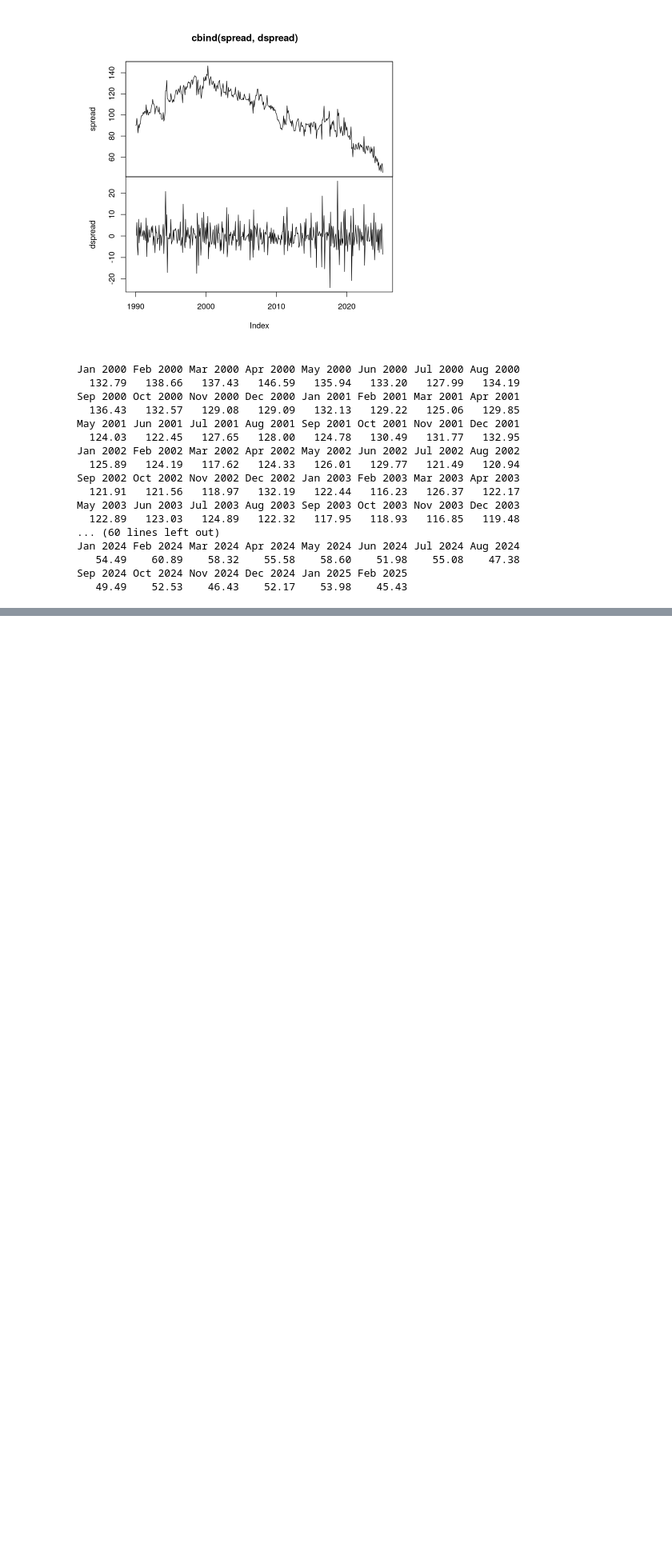
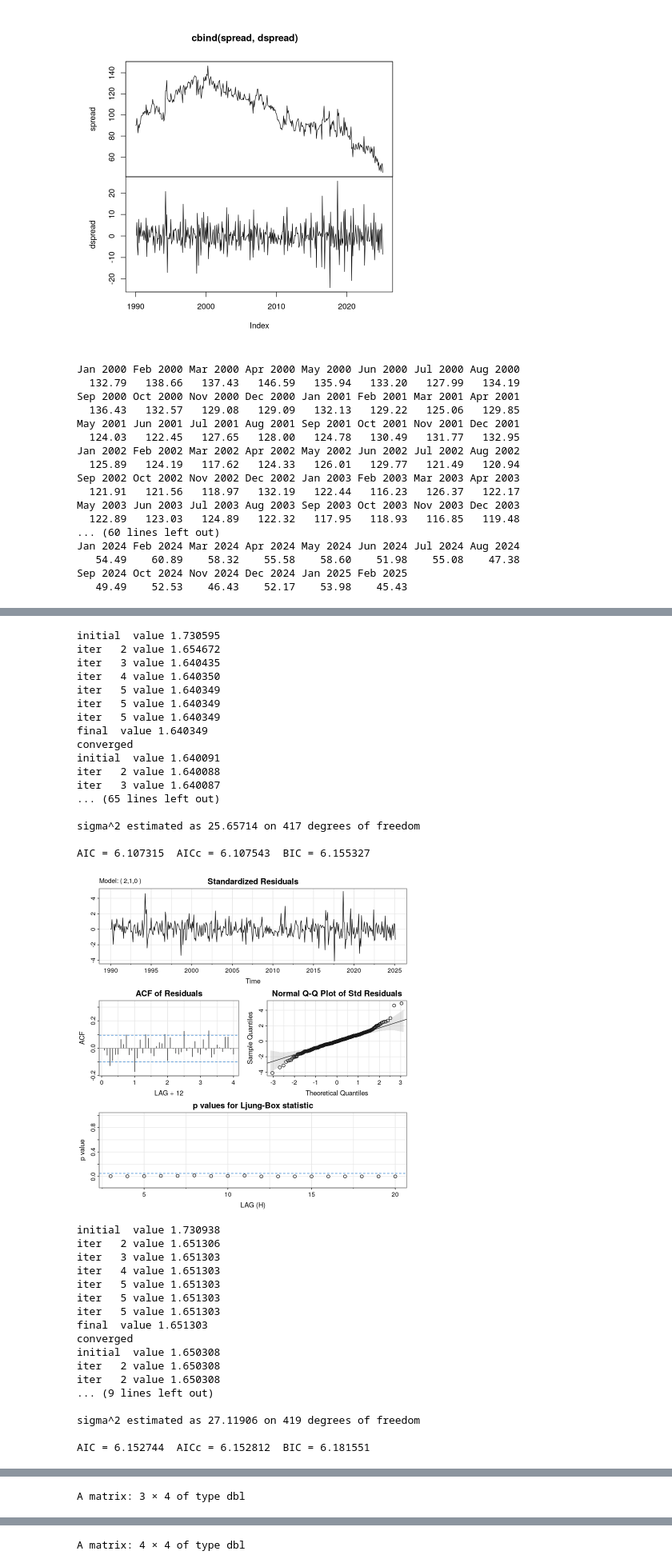
Before and after one commit to dianesaint/Series_temporelles, a Jupyter notebook: projet.ipynb, the cells around one changed output, grey strips where cells are left out. Shown at 80% size. Cells and saved outputs as stored; diff of their text form; code cells hidden in the pictures; blank space fills up the shorter version.

```diff
--- a/projet.ipynb
+++ b/projet.ipynb
@@ -373,0 +450,52 @@ summary(best_arma)
+# %%
+# Les ACF et PACF nous font penser à un AR(2) et un MA(1).
+# On pense toutefois que c'est très peu probable que ce soit un AR ou un MA comme il reste quelques pics de l'ACF ou du PCF qui dépassent le seuil de confiance
+#Nous allons tester tous les modèles ARMA tels que p<=2 et q<=1
+model1=sarima(la_grandeur, 2, 1, 0)
+model2=sarima(la_grandeur, 2, 1, 1)
+model3=sarima(la_grandeur, 1, 1, 0)
+model4=sarima(la_grandeur, 1, 1, 1)
+model5=sarima(la_grandeur, 0, 1, 1)
+
+# Coefficients estimés
+model1$ttable
+model2$ttable
+model3$ttable
+model4$ttable
+model5$ttable
+# %% [output]
+initial  value 1.730595
+iter   2 value 1.654672
+iter   3 value 1.640435
+iter   4 value 1.640350
+iter   5 value 1.640349
+iter   5 value 1.640349
+iter   5 value 1.640349
+final  value 1.640349
+converged
+initial  value 1.640091
+iter   2 value 1.640088
+iter   3 value 1.640087
+... (65 lines left out)
+
+sigma^2 estimated as 25.65714 on 417 degrees of freedom
+
+AIC = 6.107315  AICc = 6.107543  BIC = 6.155327
+[figure, added]
+initial  value 1.730938
+iter   2 value 1.651306
+iter   3 value 1.651303
+iter   4 value 1.651303
+iter   5 value 1.651303
+iter   5 value 1.651303
+iter   5 value 1.651303
+final  value 1.651303
+converged
+initial  value 1.650308
+iter   2 value 1.650308
+iter   2 value 1.650308
+... (9 lines left out)
+
+sigma^2 estimated as 27.11906 on 419 degrees of freedom
+
+AIC = 6.152744  AICc = 6.152812  BIC = 6.181551
@@ -373,0 +539 @@ summary(best_arma)
+A matrix: 3 × 4 of type dbl
@@ -373,0 +544 @@ summary(best_arma)
+A matrix: 4 × 4 of type dbl
```
Also changed, not shown: parts of 14 cells of this notebook.
